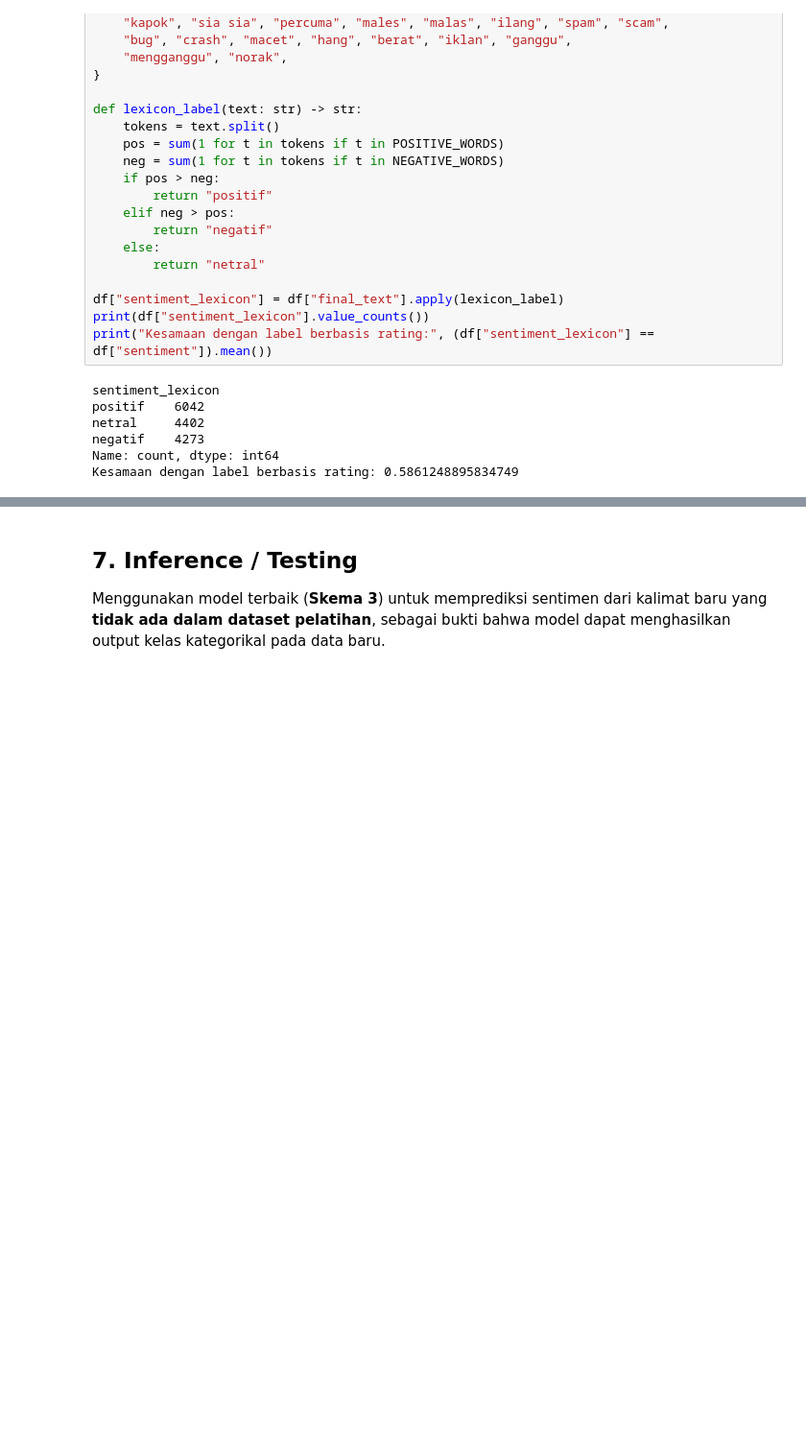
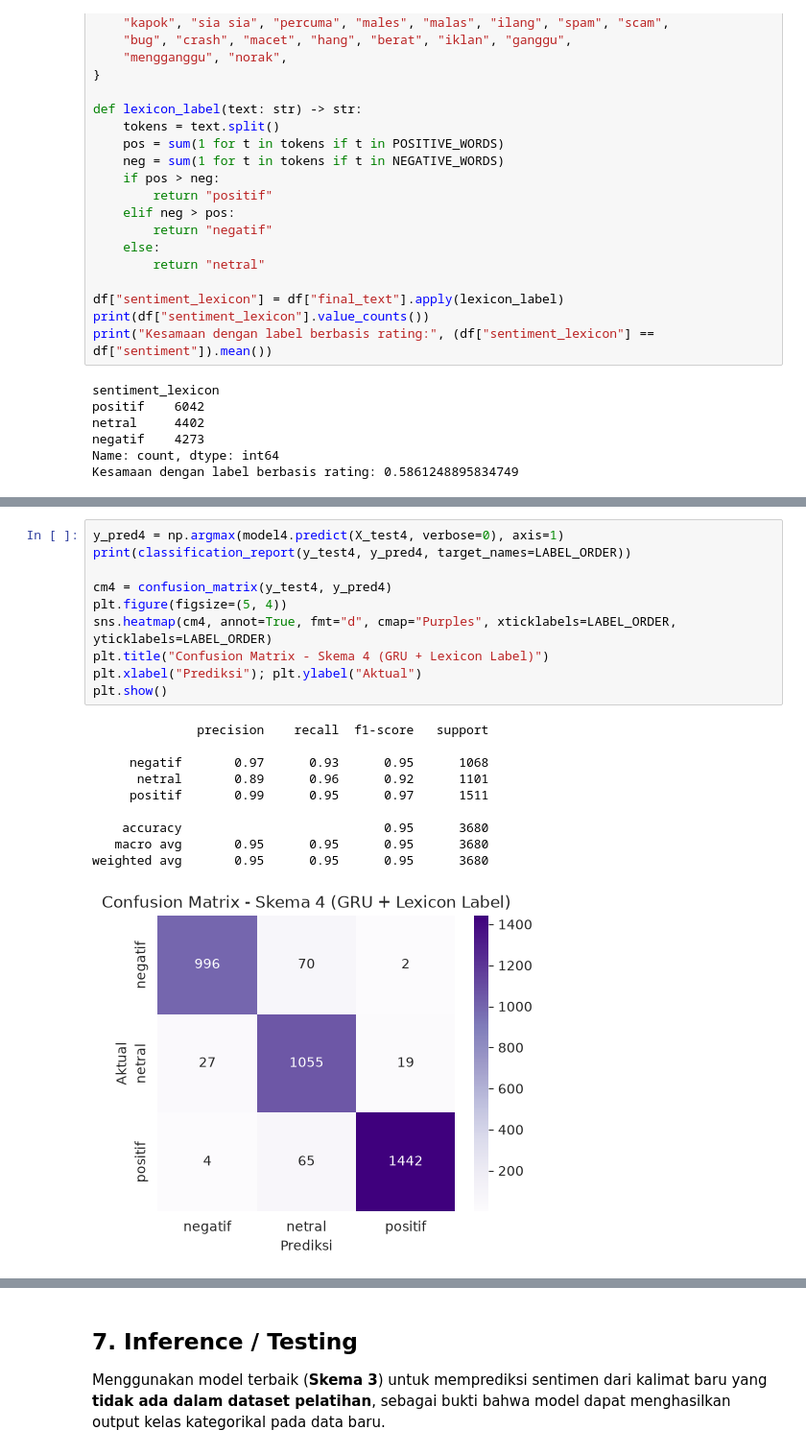
Before and after one commit to Zevhys/dl-1, a Jupyter notebook: notebooks/analisis_sentimen.ipynb, the cells around one changed output, grey strips where cells are left out. Shown at 96% size. Saved outputs shown, nothing was run; the diff lists cells and outputs as text; blank space fills up the shorter version.

```diff
--- a/notebooks/analisis_sentimen.ipynb
+++ b/notebooks/analisis_sentimen.ipynb
@@ -728 +836,22 @@ weighted avg       0.95      0.95      0.95      4416
+# %%
+y_pred4 = np.argmax(model4.predict(X_test4, verbose=0), axis=1)
+print(classification_report(y_test4, y_pred4, target_names=LABEL_ORDER))
+
+cm4 = confusion_matrix(y_test4, y_pred4)
+plt.figure(figsize=(5, 4))
+sns.heatmap(cm4, annot=True, fmt="d", cmap="Purples", xticklabels=LABEL_ORDER, yticklabels=LABEL_ORDER)
+plt.title("Confusion Matrix - Skema 4 (GRU + Lexicon Label)")
+plt.xlabel("Prediksi"); plt.ylabel("Aktual")
+plt.show()
+# %% [output]
+              precision    recall  f1-score   support
+
+     negatif       0.97      0.93      0.95      1068
+      netral       0.89      0.96      0.92      1101
+     positif       0.99      0.95      0.97      1511
+
+    accuracy                           0.95      3680
+   macro avg       0.95      0.95      0.95      3680
+weighted avg       0.95      0.95      0.95      3680
+[figure, added]
 # %% [markdown]
```
Also changed, not shown: parts of 21 cells of this notebook, 1 other file.
